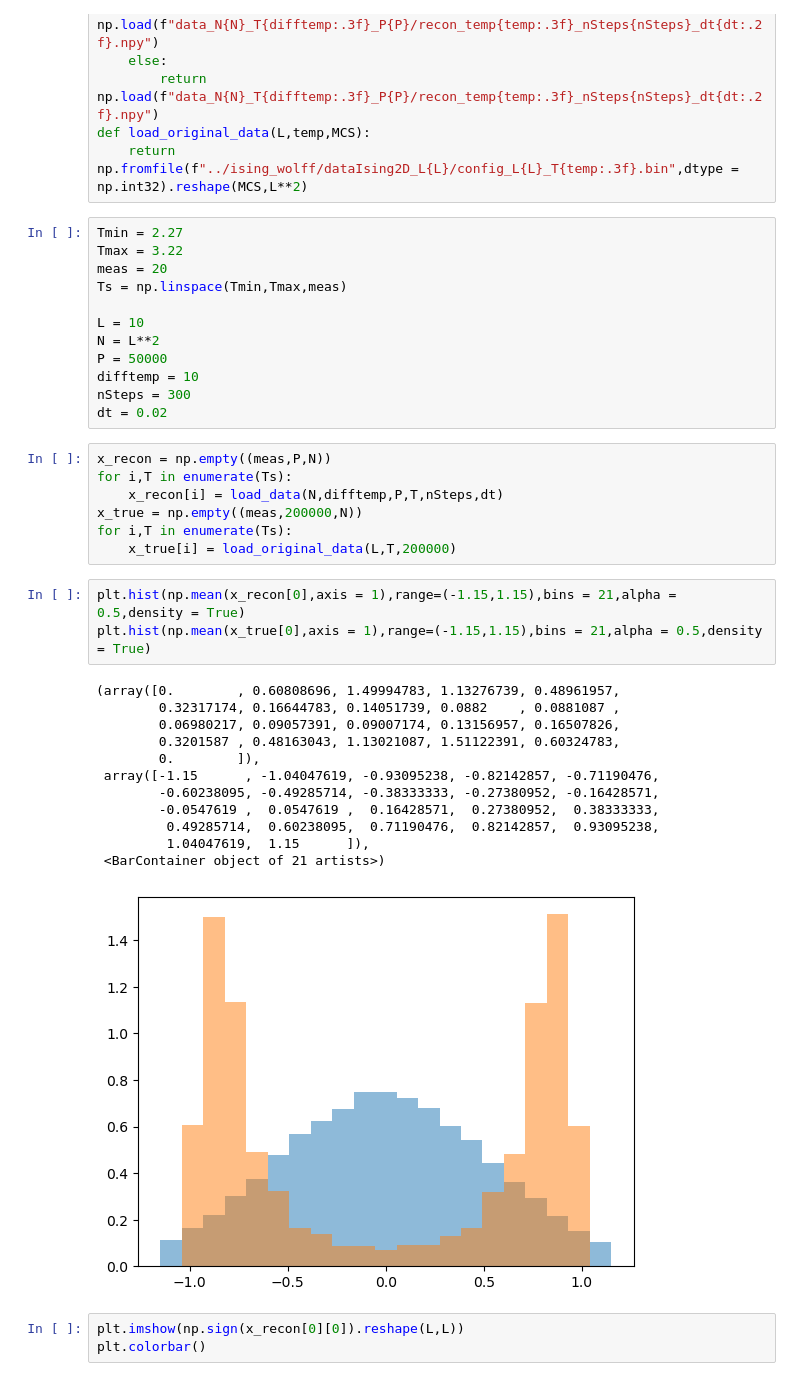
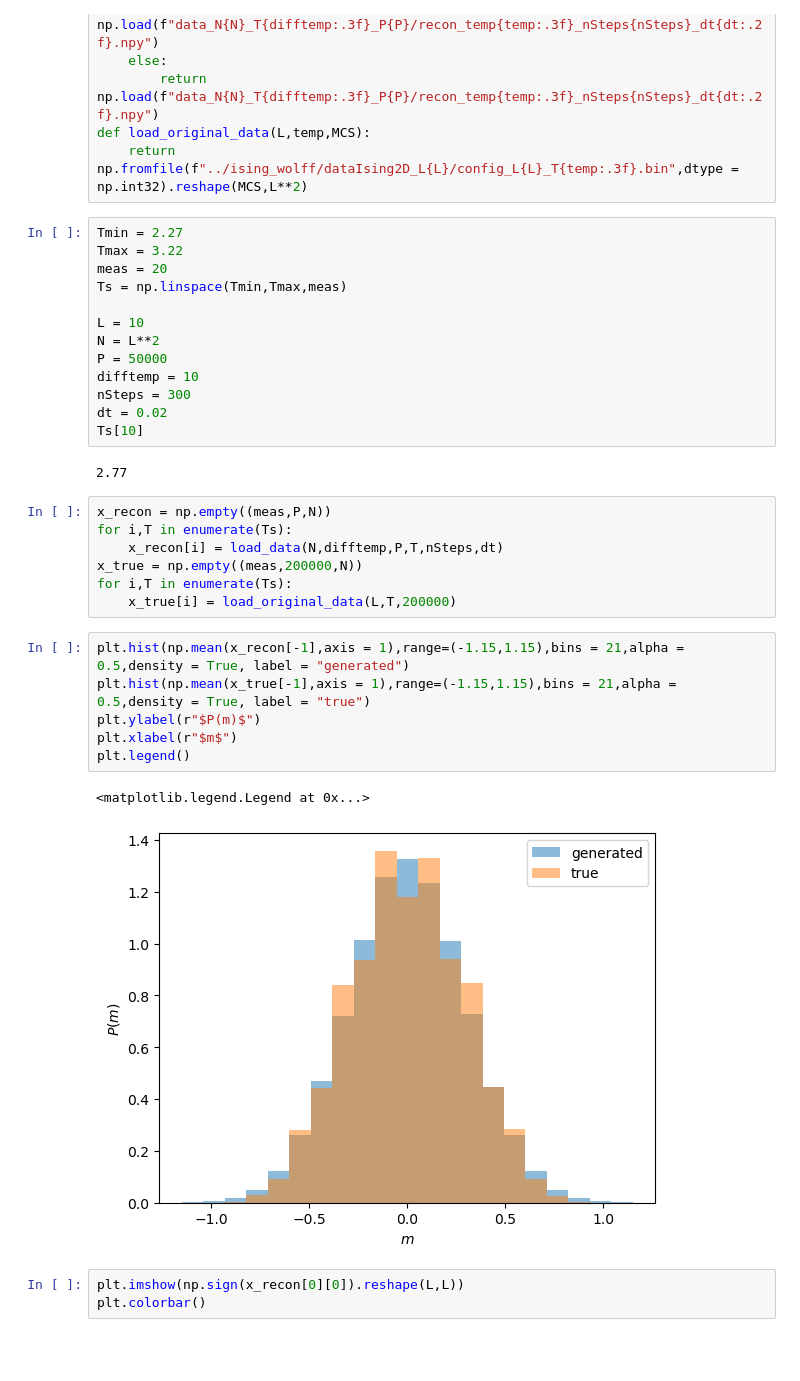
Before and after one commit to bsfn-0323/diffusion, a Jupyter notebook: recon_critBehav.ipynb, the cells around one changed output. Drawn from its saved outputs; the diff is of its cells as text; blank space fills up the shorter version.

Commit message:
modified:   .gitignore 	modified:   gaussDiff_minimization.ipynb 	modified:   recon_critBehav.ipynb

```diff
--- a/recon_critBehav.ipynb
+++ b/recon_critBehav.ipynb
@@ -21,6 +21,9 @@ P = 50000
 difftemp = 10
 nSteps = 300
 dt = 0.02
+Ts[10]
+# %% [output]
+2.77
 # %%
 x_recon = np.empty((meas,P,N))
 for i,T in enumerate(Ts):
@@ -29,21 +32,14 @@ x_true = np.empty((meas,200000,N))
 for i,T in enumerate(Ts):
     x_true[i] = load_original_data(L,T,200000)
 # %%
-plt.hist(np.mean(x_recon[0],axis = 1),range=(-1.15,1.15),bins = 21,alpha = 0.5,density = True)
-plt.hist(np.mean(x_true[0],axis = 1),range=(-1.15,1.15),bins = 21,alpha = 0.5,density = True)
+plt.hist(np.mean(x_recon[-1],axis = 1),range=(-1.15,1.15),bins = 21,alpha = 0.5,density = True, label = "generated")
+plt.hist(np.mean(x_true[-1],axis = 1),range=(-1.15,1.15),bins = 21,alpha = 0.5,density = True, label = "true")
+plt.ylabel(r"$P(m)$")
+plt.xlabel(r"$m$")
+plt.legend()
 # %% [output]
-(array([0.        , 0.60808696, 1.49994783, 1.13276739, 0.48961957,
-        0.32317174, 0.16644783, 0.14051739, 0.0882    , 0.0881087 ,
-        0.06980217, 0.09057391, 0.09007174, 0.13156957, 0.16507826,
-        0.3201587 , 0.48163043, 1.13021087, 1.51122391, 0.60324783,
-        0.        ]),
- array([-1.15      , -1.04047619, -0.93095238, -0.82142857, -0.71190476,
-        -0.60238095, -0.49285714, -0.38333333, -0.27380952, -0.16428571,
-        -0.0547619 ,  0.0547619 ,  0.16428571,  0.27380952,  0.38333333,
-         0.49285714,  0.60238095,  0.71190476,  0.82142857,  0.93095238,
-         1.04047619,  1.15      ]),
- <BarContainer object of 21 artists>)
+<matplotlib.legend.Legend at 0x...>
-[figure, old version]
+[figure, new version]
 # %%
 plt.imshow(np.sign(x_recon[0][0]).reshape(L,L))
 plt.colorbar()
```
Also changed, not shown: 2 other files.
